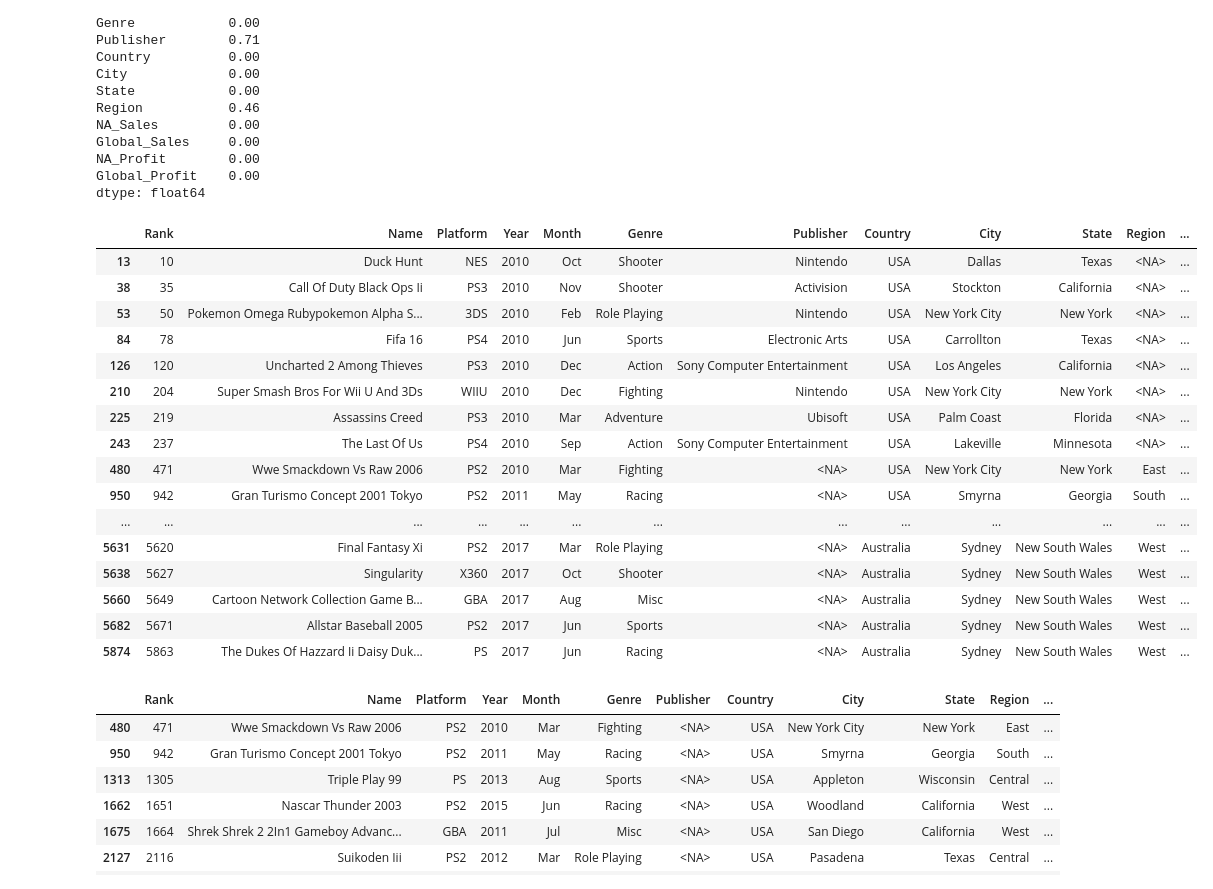
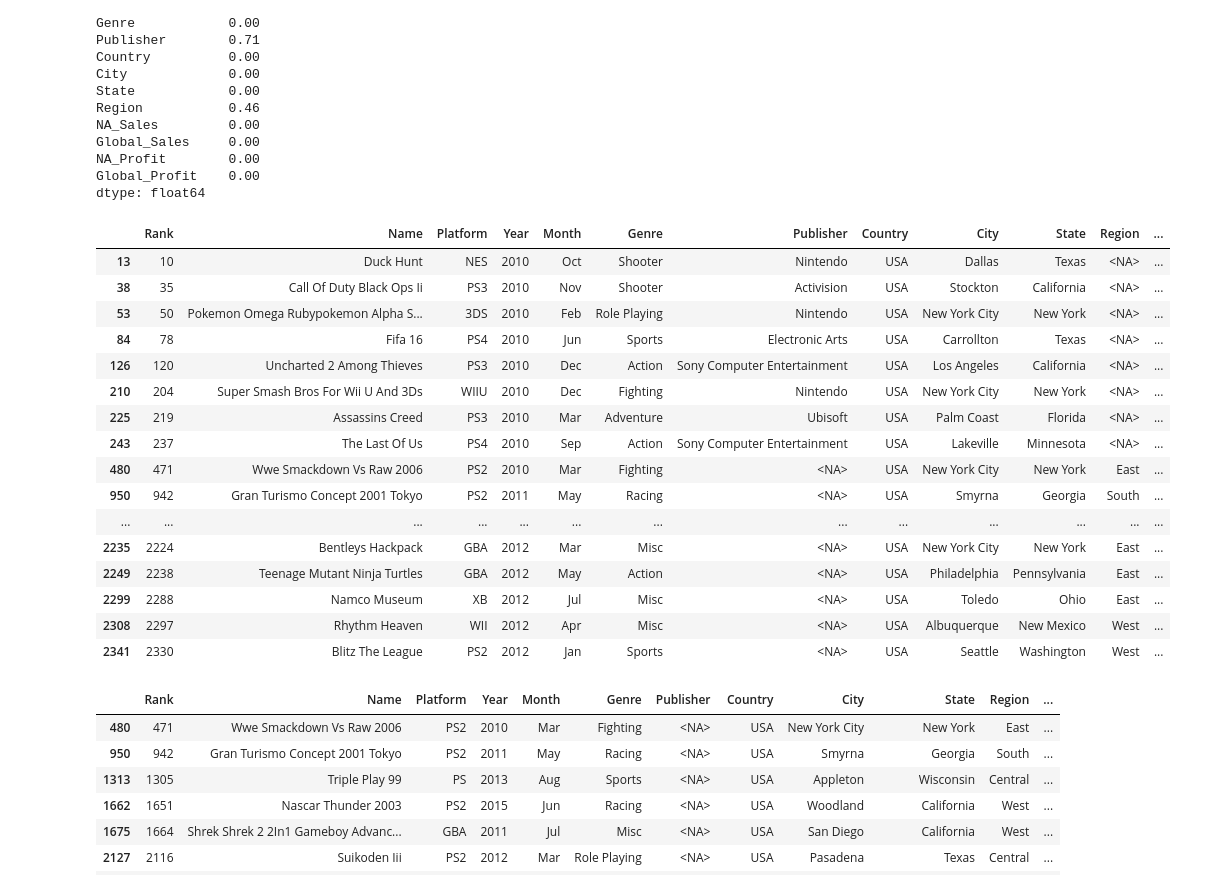
Before and after one commit to younuskurakula/VideoGameSales, a Jupyter notebook: DataCleaningVGS.ipynb, the cells around one changed output. Saved outputs shown, nothing was run; the diff lists cells and outputs as text; code cells hidden in the pictures.

```diff
--- a/DataCleaningVGS.ipynb
+++ b/DataCleaningVGS.ipynb
@@ -476,6 +470,6 @@ df['Month'].unique()
 array(['Jan', 'Feb', 'Mar', 'Apr', 'May', 'Jun', 'Jul', 'Aug', 'Sep',
        'Oct', 'Nov', 'Dec', 'October', 'November'], dtype=object)
 # %%
-pd.set_option('display.max_rows',None)
+# pd.set_option('display.max_rows',None)
 df['Month'] # Eg:- index 268 see October , index 3767 see Novermber so change it to Oct,Nov
 # %% [output]
@@ -541,6 +526,6 @@ Name: Month, dtype: category
 Categories (12, string): [Apr, Aug, Dec, Feb, ..., May, Nov, Oct, Sep]
 # %%
-pd.reset_option('display.max_rows')
+# pd.reset_option('display.max_rows')
 # %%
 df['Month'].unique()
 # %% [output]
@@ -1147,7 +1120,7 @@ NA_Profit         0
 Global_Profit     0
 dtype: int64
 # %%
-pd.set_option('display.max_rows',None)
+# pd.set_option('display.max_rows',None)
 df[df.isna().any(axis=1)]
 # %% [output]
 |  | Rank | Name | Platform | Year | Month | Genre | Publisher | Country | City | State | Region | ... |
@@ -1170,5 +1139,5 @@ df[df.isna().any(axis=1)]
 # %%
-pd.reset_option('display.max_rows')
+# pd.reset_option('display.max_rows')
 # %%
 df.dropna()  # After dropping null 69 values Total 5893 - 69=5824
 # %% [output]
@@ -1260,26 +1229,26 @@ NA_Profit        0.00
 Global_Profit    0.00
 dtype: float64
 # %%
-pd.set_option('display.max_rows',None)
-df[df.isnull().any(axis=1)]
+# pd.set_option('display.max_rows',None)
+df[df.isnull().any(axis=1)].head(20)
 # %% [output]
 |  | Rank | Name | Platform | Year | Month | Genre | Publisher | Country | City | State | Region | ... |
 | 13 | 10 | Duck Hunt | NES | 2010 | Oct | Shooter | Nintendo | USA | Dallas | Texas | <NA> | ... |
 | 38 | 35 | Call Of Duty Black Ops Ii | PS3 | 2010 | Nov | Shooter | Activision | USA | Stockton | California | <NA> | ... |
 | 53 | 50 | Pokemon Omega Rubypokemon Alpha S... | 3DS | 2010 | Feb | Role Playing | Nintendo | USA | New York City | New York | <NA> | ... |
 | 84 | 78 | Fifa 16 | PS4 | 2010 | Jun | Sports | Electronic Arts | USA | Carrollton | Texas | <NA> | ... |
 | 126 | 120 | Uncharted 2 Among Thieves | PS3 | 2010 | Dec | Action | Sony Computer Entertainment | USA | Los Angeles | California | <NA> | ... |
 | 210 | 204 | Super Smash Bros For Wii U And 3Ds | WIIU | 2010 | Dec | Fighting | Nintendo | USA | New York City | New York | <NA> | ... |
 | 225 | 219 | Assassins Creed | PS3 | 2010 | Mar | Adventure | Ubisoft | USA | Palm Coast | Florida | <NA> | ... |
 | 243 | 237 | The Last Of Us | PS4 | 2010 | Sep | Action | Sony Computer Entertainment | USA | Lakeville | Minnesota | <NA> | ... |
 | 480 | 471 | Wwe Smackdown Vs Raw 2006 | PS2 | 2010 | Mar | Fighting | <NA> | USA | New York City | New York | East | ... |
 | 950 | 942 | Gran Turismo Concept 2001 Tokyo | PS2 | 2011 | May | Racing | <NA> | USA | Smyrna | Georgia | South | ... |
 | ... | ... | ... | ... | ... | ... | ... | ... | ... | ... | ... | ... | ... |
-| 5631 | 5620 | Final Fantasy Xi | PS2 | 2017 | Mar | Role Playing | <NA> | Australia | Sydney | New South Wales | West | ... |
-| 5638 | 5627 | Singularity | X360 | 2017 | Oct | Shooter | <NA> | Australia | Sydney | New South Wales | West | ... |
-| 5660 | 5649 | Cartoon Network Collection Game B... | GBA | 2017 | Aug | Misc | <NA> | Australia | Sydney | New South Wales | West | ... |
-| 5682 | 5671 | Allstar Baseball 2005 | PS2 | 2017 | Jun | Sports | <NA> | Australia | Sydney | New South Wales | West | ... |
-| 5874 | 5863 | The Dukes Of Hazzard Ii Daisy Duk... | PS | 2017 | Jun | Racing | <NA> | Australia | Sydney | New South Wales | West | ... |
+| 2235 | 2224 | Bentleys Hackpack | GBA | 2012 | Mar | Misc | <NA> | USA | New York City | New York | East | ... |
+| 2249 | 2238 | Teenage Mutant Ninja Turtles | GBA | 2012 | May | Action | <NA> | USA | Philadelphia | Pennsylvania | East | ... |
+| 2299 | 2288 | Namco Museum | XB | 2012 | Jul | Misc | <NA> | USA | Toledo | Ohio | East | ... |
+| 2308 | 2297 | Rhythm Heaven | WII | 2012 | Apr | Misc | <NA> | USA | Albuquerque | New Mexico | West | ... |
+| 2341 | 2330 | Blitz The League | PS2 | 2012 | Jan | Sports | <NA> | USA | Seattle | Washington | West | ... |
 # %%
 df[df['Publisher'].isnull()]
 # %% [output]
```
Also changed, not shown: parts of 27 cells of this notebook.
